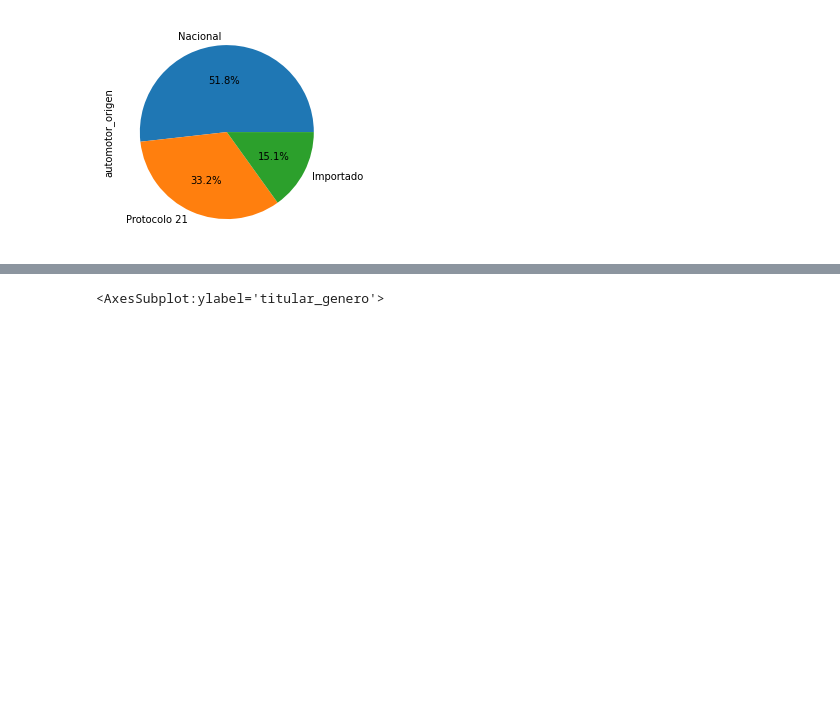
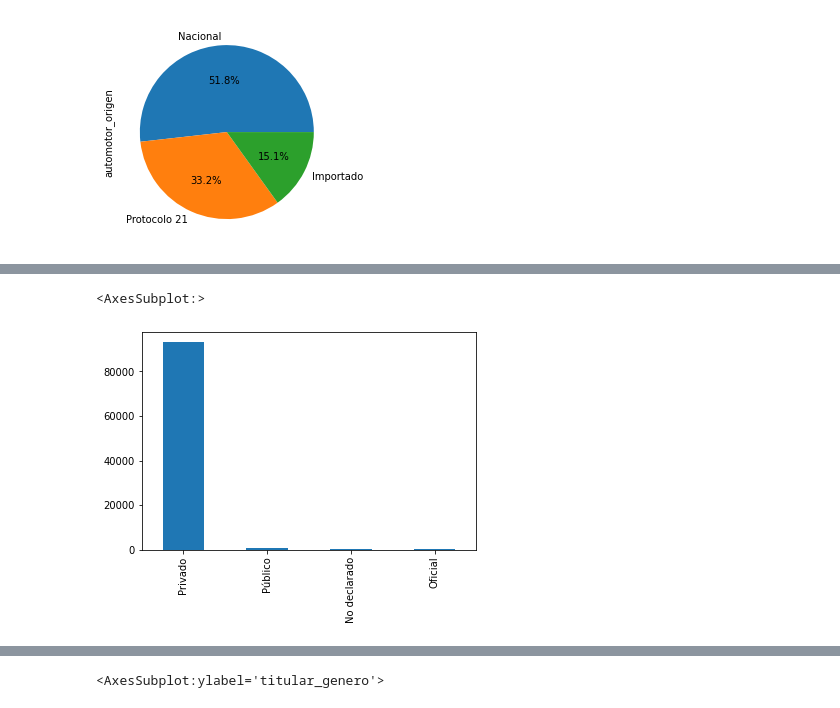
Before and after one commit to felixreyero/isi-tp-fin, a Jupyter notebook: ISI - Comprensión de los datos.ipynb, the cells around one changed output, grey strips where cells are left out. Cells and saved outputs as stored; diff of their text form; code cells hidden in the pictures; blank space fills up the shorter version.

```diff
--- a/ISI - Comprensión de los datos.ipynb
+++ b/ISI - Comprensión de los datos.ipynb
@@ -50,0 +56,5 @@ df["automotor_origen"].value_counts().plot(kind='pie',autopct='%1.1f%%')
+# %%
+df["automotor_uso_descripcion"].value_counts().plot(kind='bar')
+# %% [output]
+<AxesSubplot:>
+[figure, added]
```
Also changed, not shown: parts of 3 cells of this notebook, 2 other files.
